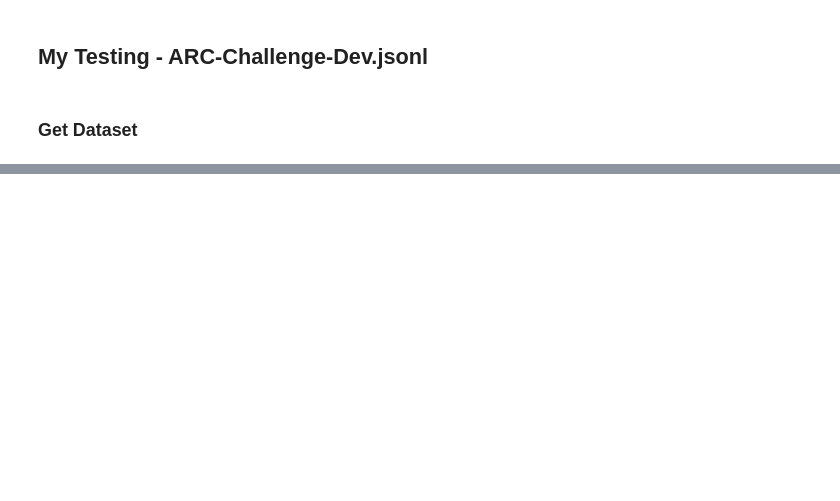
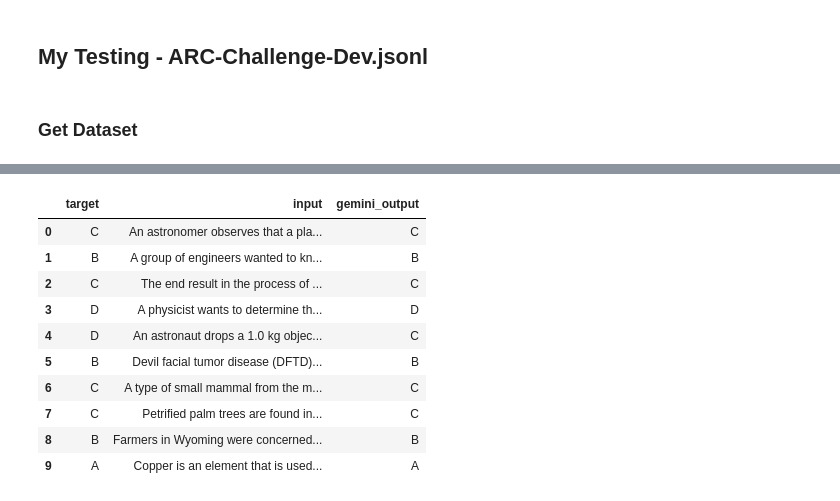
Before and after one commit to ezishr/Undergraduate-Research, a Jupyter notebook: Check points/ARC-Challenge/ARC-Challenge.ipynb, the cells around one changed output, grey strips where cells are left out. Cells and saved outputs as stored; diff of their text form; code cells hidden in the pictures; blank space fills up the shorter version.

```diff
--- a/Check points/ARC-Challenge/ARC-Challenge.ipynb
+++ b/Check points/ARC-Challenge/ARC-Challenge.ipynb
@@ -116,2 +148,2 @@ def gemini_generator(data, system_message):
 # %%
-gemini_arc_challenge = gemini_generator(arc_challenge, "You only answer A, B, C, D, or 1,2,3,4 from the provided multiple choices.")
+gemini_arc_challenge = gemini_arc_challenge = gemini_generator(arc_challenge, "You only answer A, B, C, D, or 1,2,3,4 from the provided multiple choices.")
@@ -117,0 +163,14 @@ gemini_arc_challenge = gemini_generator(arc_challenge, "You only answer A, B, C,
+# %%
+gemini_arc_challenge
+# %% [output]
+|  | target | input | gemini_output |
+| 0 | C | An astronomer observes that a pla... | C |
+| 1 | B | A group of engineers wanted to kn... | B |
+| 2 | C | The end result in the process of ... | C |
+| 3 | D | A physicist wants to determine th... | D |
+| 4 | D | An astronaut drops a 1.0 kg objec... | C |
+| 5 | B | Devil facial tumor disease (DFTD)... | B |
+| 6 | C | A type of small mammal from the m... | C |
+| 7 | C | Petrified palm trees are found in... | C |
+| 8 | B | Farmers in Wyoming were concerned... | B |
+| 9 | A | Copper is an element that is used... | A |
```
Also changed, not shown: parts of 17 cells of this notebook, 6 other files.
